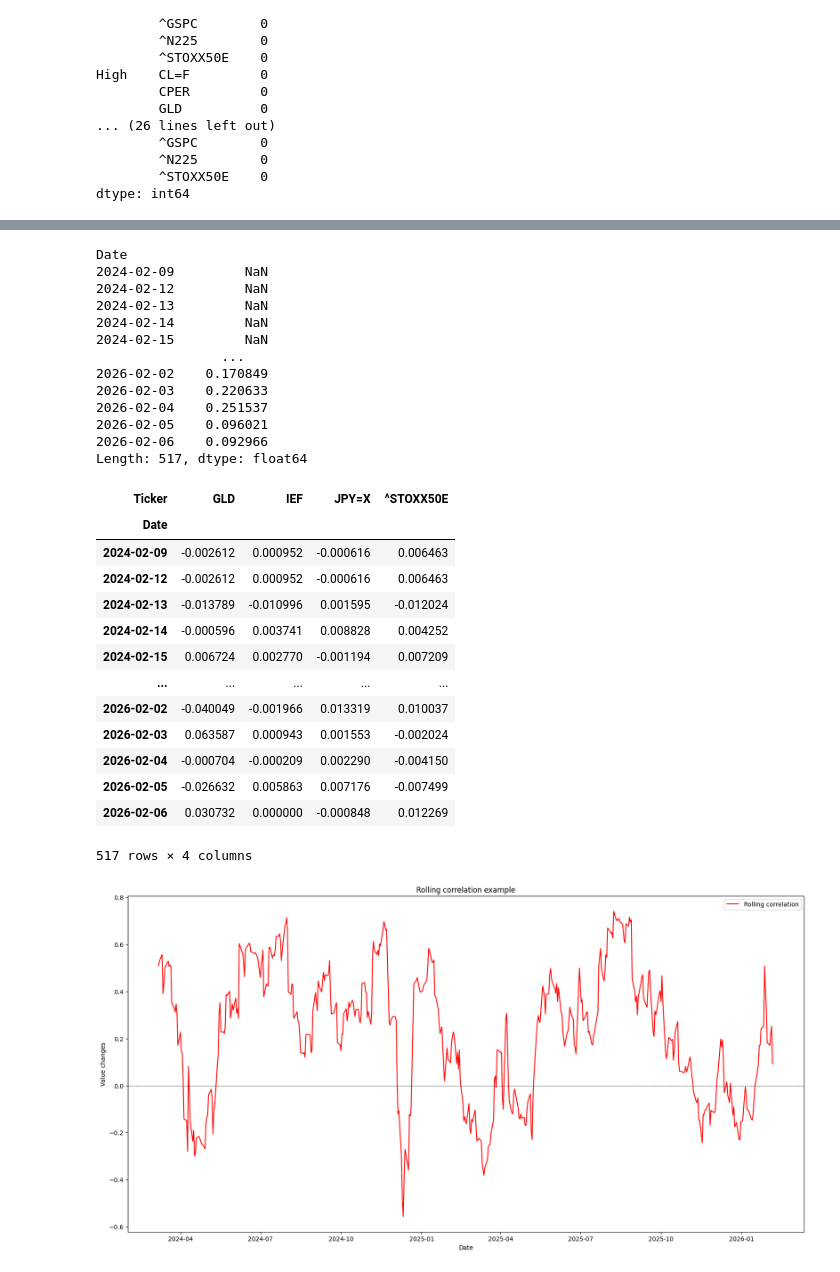
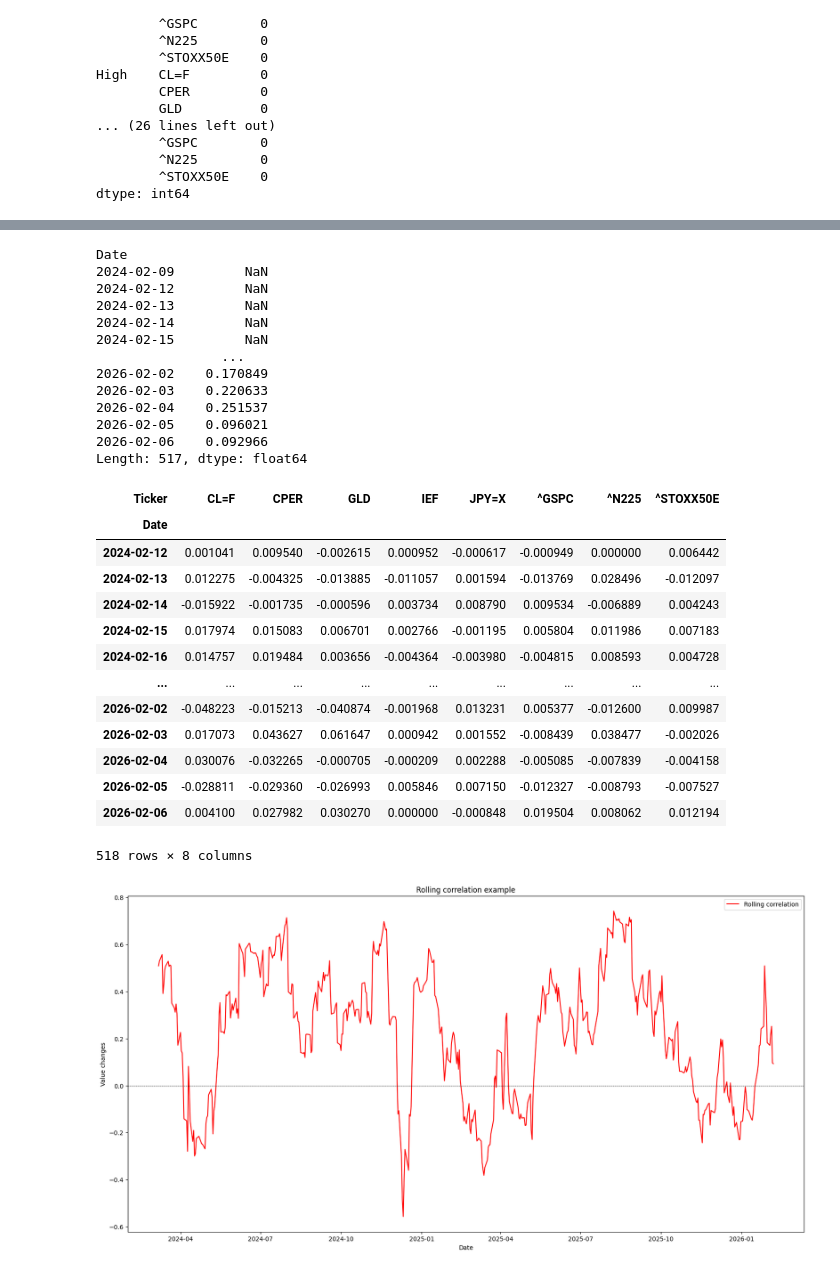
Before and after one commit to skanda137/heatmap, a Jupyter notebook: correlation.ipynb, the cells around one changed output, grey strips where cells are left out. Saved outputs shown, nothing was run; the diff lists cells and outputs as text; code cells hidden in the pictures.

```diff
--- a/correlation.ipynb
+++ b/correlation.ipynb
@@ -223,45 +209,47 @@ Date
 # %%
 #Now lets experiment with rolling correlation - where changes are checked over a period of time
 # For now, we take rolling correlation of only 2 commodities to understand its working and syntax
 roll_corr = simplified_returns['GLD'].rolling(window=20).corr(simplified_returns['IEF'])
 #Before running this code it is important to note that the first window values will always be null,
 # this is because window size is used to generate a starting point or data point
 print(roll_corr)
 # while running this, I ended up getting all null values,
 # this was because there was a NULL value in the first 20 rows of data - this breaks the function and returns all null
 # after fixing that using ffill & bfill, i get the below accurate output
+log_returns.dropna()
+simplified_returns.dropna()
+simplified_returns.ffill(inplace=True)
+simplified_returns.bfill(inplace=True)
 log_returns.ffill(inplace=True)
 log_returns.bfill(inplace=True)
-simplified_returns.ffill(inplace=True)
-simplified_returns.bfill(inplace=True)
 # %% [output]
 Date
 2024-02-09         NaN
 2024-02-12         NaN
 2024-02-13         NaN
 2024-02-14         NaN
 2024-02-15         NaN
                 ...
 2026-02-02    0.170849
 2026-02-03    0.220633
 2026-02-04    0.251537
 2026-02-05    0.096021
 2026-02-06    0.092966
 Length: 517, dtype: float64
-| Ticker | GLD | IEF | JPY=X | ^STOXX50E |
-| Date |  |  |  |  |
-| 2024-02-09 | -0.002612 | 0.000952 | -0.000616 | 0.006463 |
-| 2024-02-12 | -0.002612 | 0.000952 | -0.000616 | 0.006463 |
-| 2024-02-13 | -0.013789 | -0.010996 | 0.001595 | -0.012024 |
-| 2024-02-14 | -0.000596 | 0.003741 | 0.008828 | 0.004252 |
-| 2024-02-15 | 0.006724 | 0.002770 | -0.001194 | 0.007209 |
-| ... | ... | ... | ... | ... |
-| 2026-02-02 | -0.040049 | -0.001966 | 0.013319 | 0.010037 |
-| 2026-02-03 | 0.063587 | 0.000943 | 0.001553 | -0.002024 |
-| 2026-02-04 | -0.000704 | -0.000209 | 0.002290 | -0.004150 |
-| 2026-02-05 | -0.026632 | 0.005863 | 0.007176 | -0.007499 |
-| 2026-02-06 | 0.030732 | 0.000000 | -0.000848 | 0.012269 |
+| Ticker | CL=F | CPER | GLD | IEF | JPY=X | ^GSPC | ^N225 | ^STOXX50E |
+| Date |  |  |  |  |  |  |  |  |
+| 2024-02-12 | 0.001041 | 0.009540 | -0.002615 | 0.000952 | -0.000617 | -0.000949 | 0.000000 | 0.006442 |
+| 2024-02-13 | 0.012275 | -0.004325 | -0.013885 | -0.011057 | 0.001594 | -0.013769 | 0.028496 | -0.012097 |
+| 2024-02-14 | -0.015922 | -0.001735 | -0.000596 | 0.003734 | 0.008790 | 0.009534 | -0.006889 | 0.004243 |
+| 2024-02-15 | 0.017974 | 0.015083 | 0.006701 | 0.002766 | -0.001195 | 0.005804 | 0.011986 | 0.007183 |
+| 2024-02-16 | 0.014757 | 0.019484 | 0.003656 | -0.004364 | -0.003980 | -0.004815 | 0.008593 | 0.004728 |
+| ... | ... | ... | ... | ... | ... | ... | ... | ... |
+| 2026-02-02 | -0.048223 | -0.015213 | -0.040874 | -0.001968 | 0.013231 | 0.005377 | -0.012600 | 0.009987 |
+| 2026-02-03 | 0.017073 | 0.043627 | 0.061647 | 0.000942 | 0.001552 | -0.008439 | 0.038477 | -0.002026 |
+| 2026-02-04 | 0.030076 | -0.032265 | -0.000705 | -0.000209 | 0.002288 | -0.005085 | -0.007839 | -0.004158 |
+| 2026-02-05 | -0.028811 | -0.029360 | -0.026993 | 0.005846 | 0.007150 | -0.012327 | -0.008793 | -0.007527 |
+| 2026-02-06 | 0.004100 | 0.027982 | 0.030270 | 0.000000 | -0.000848 | 0.019504 | 0.008062 | 0.012194 |
-517 rows × 4 columns
+518 rows × 8 columns
 # %%
 #Now we learn to visualize it
 plt.figure(figsize=(20,10))
```
Also changed, not shown: parts of 5 cells of this notebook.
